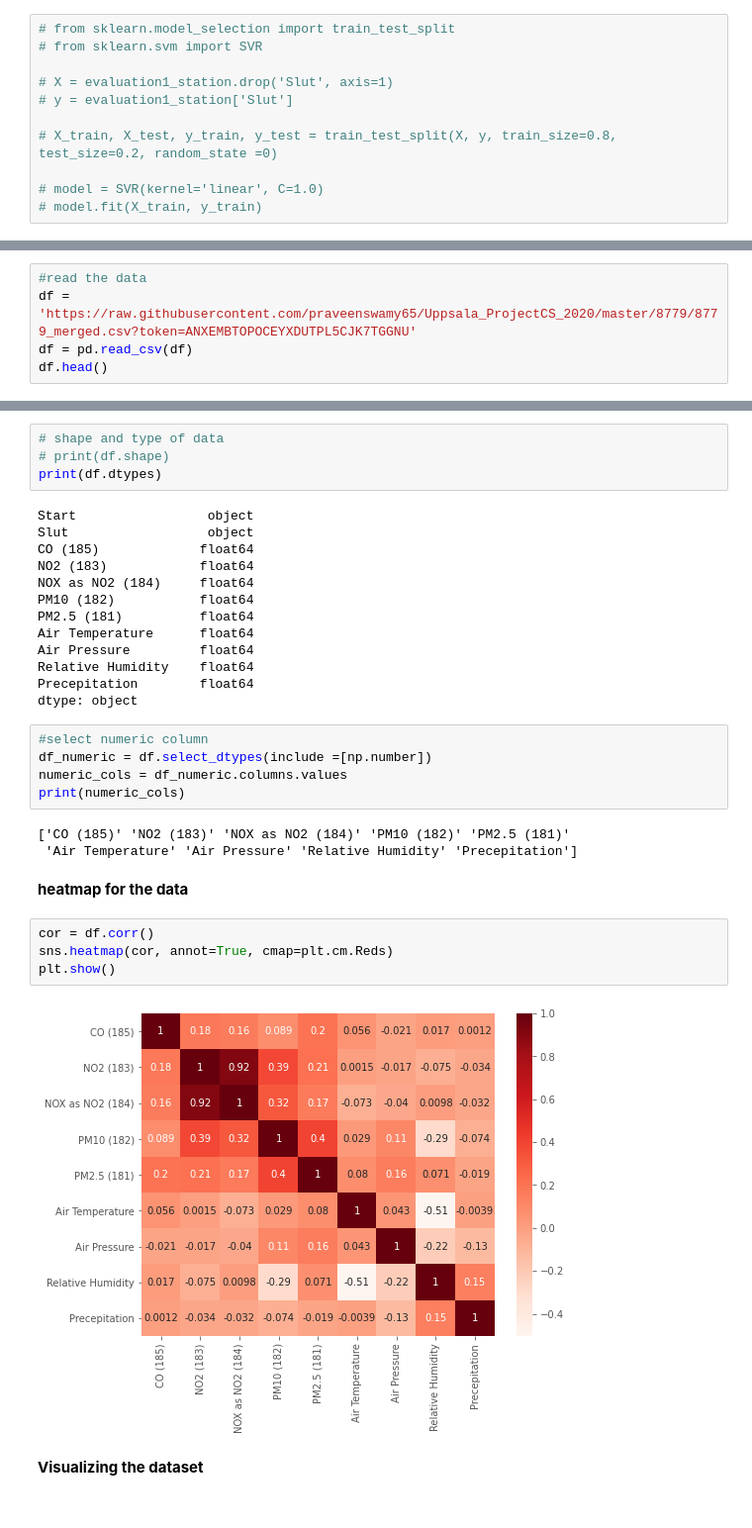
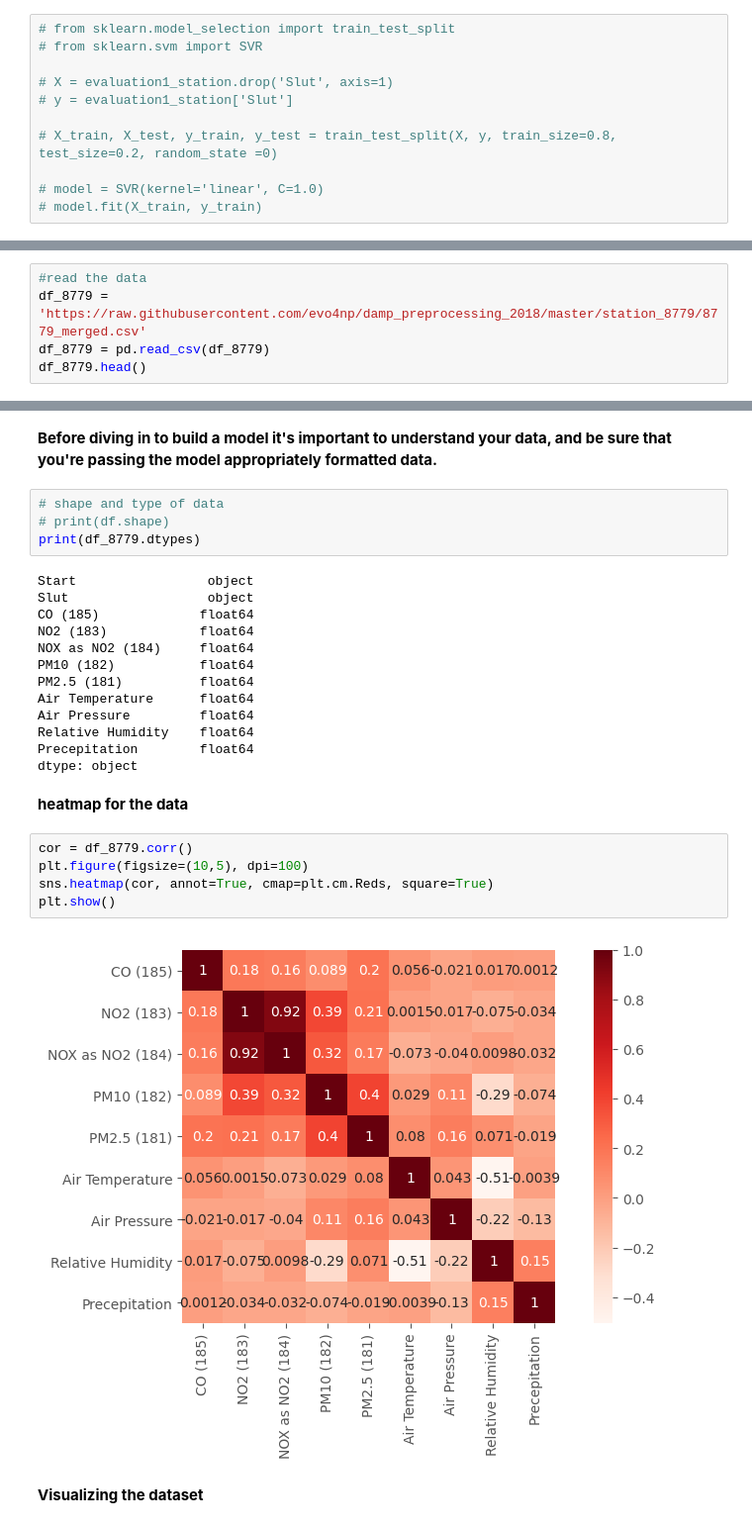
Before and after one commit to evo4np/damp_preprocessing_2018, a Jupyter notebook: station_8779.ipynb, the cells around one changed output, grey strips where cells are left out. Shown at 99% size. Cells and saved outputs as stored; diff of their text form.

Commit message:
Implemented models

```diff
--- a/station_8779.ipynb
+++ b/station_8779.ipynb
@@ -512,8 +97,8 @@ Our data is currently in the form [samples, features] and we are framing the pro
 # %%
 #read the data
-df = 'https://raw.githubusercontent.com/praveenswamy65/Uppsala_ProjectCS_2020/master/8779/8779_merged.csv?token=ANXEMBTOPOCEYXDUTPL5CJK7TGGNU'
-df = pd.read_csv(df)
-df.head()
+df_8779 = 'https://raw.githubusercontent.com/evo4np/damp_preprocessing_2018/master/station_8779/8779_merged.csv'
+df_8779 = pd.read_csv(df_8779)
+df_8779.head()
 # %% [output]
 |  | Start | Slut | CO (185) | NO2 (183) | NOX as NO2 (184) | PM10 (182) | PM2.5 (181) | Air Temperature | ... |
 | 0 | 2014-01-01 00:00:00 | 2014-01-01 01:00 | 0.41 | 27.7 | 58.4 | 69.8 | 45.7 | 2.9 | ... |
@@ -521,10 +106,12 @@ df.head()
 | 2 | 2014-01-01 02:00:00 | 2014-01-01 03:00 | 0.35 | 28.1 | 49.8 | 13.9 | 6.6 | 3.2 | ... |
 | 3 | 2014-01-01 03:00:00 | 2014-01-01 04:00 | 0.24 | 16.9 | 28.9 | 16.8 | 8.5 | 3.6 | ... |
 | 4 | 2014-01-01 04:00:00 | 2014-01-01 05:00 | 0.28 | 21.1 | 32.5 | 16.7 | 6.6 | 3.0 | ... |
+# %% [markdown]
+**Before diving in to build a model it's important to understand your data, and be sure that you're passing the model appropriately formatted data.**
 # %%
 # shape and type of data
 # print(df.shape)
-print(df.dtypes)
+print(df_8779.dtypes)
 # %% [output]
 Start                 object
 Slut                  object
@@ -538,22 +125,15 @@ Air Pressure         float64
 Relative Humidity    float64
 Precepitation        float64
 dtype: object
-# %%
-#select numeric column
-df_numeric = df.select_dtypes(include =[np.number])
-numeric_cols = df_numeric.columns.values
-print(numeric_cols)
-# %% [output]
-['CO (185)' 'NO2 (183)' 'NOX as NO2 (184)' 'PM10 (182)' 'PM2.5 (181)'
- 'Air Temperature' 'Air Pressure' 'Relative Humidity' 'Precepitation']
 # %% [markdown]
 **heatmap for the data**
 # %%
-cor = df.corr()
-sns.heatmap(cor, annot=True, cmap=plt.cm.Reds)
+cor = df_8779.corr()
+plt.figure(figsize=(10,5), dpi=100)
+sns.heatmap(cor, annot=True, cmap=plt.cm.Reds, square=True)
 plt.show()
 # %% [output]
-[figure, old version]
+[figure, new version]
 # %% [markdown]
 **Visualizing the dataset**
 # %%
```
Also changed, not shown: parts of 231 cells of this notebook.
